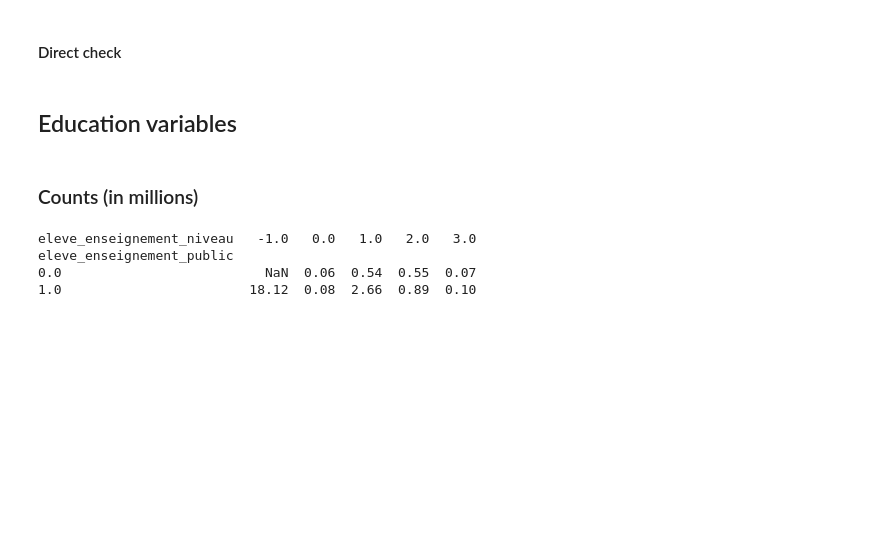
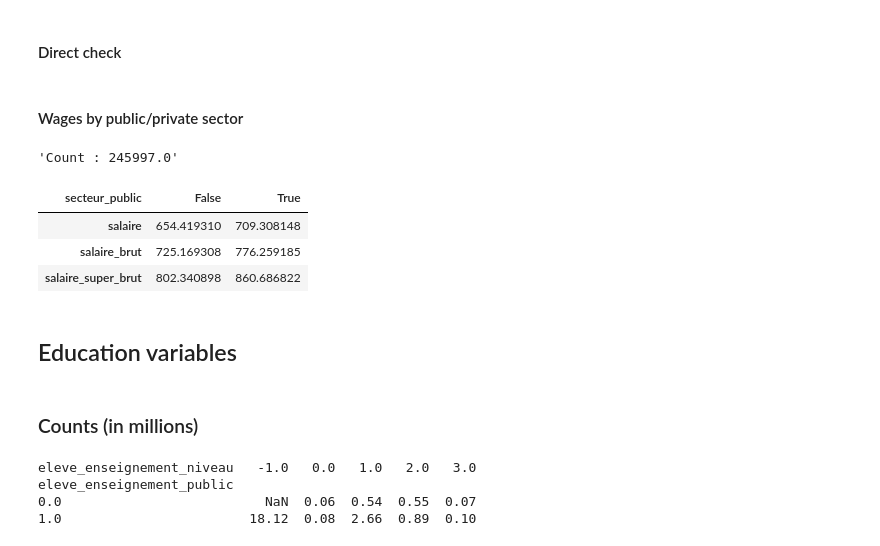
Before and after one commit to openfisca/openfisca-ceq, a Jupyter notebook: notebooks/cote_d_ivoire.ipynb, the cells around one changed output. Cells and saved outputs as stored; diff of their text form; code cells hidden in the pictures; blank space fills up the shorter version.

Commit message:
Add public prive effectifs and salary

```diff
--- a/notebooks/cote_d_ivoire.ipynb
+++ b/notebooks/cote_d_ivoire.ipynb
@@ -135,6 +135,27 @@ assert_almost_equal(ceq_aggregates.loc['market_income_plus_pensions'].values, to
 #         total_income
 #         )
 #     )
+# %% [markdown]
+#### Wages by public/private sector
+# %%
+"Count : {}".format(round(
+    survey_scenario.compute_aggregate("secteur_public", period = year)
+    ))
+# %% [output]
+'Count : 245997.0'
+# %%
+survey_scenario.compute_pivot_table(
+    columns = ["secteur_public"],
+    values = ["salaire", "salaire_brut", "salaire_super_brut"],
+    aggfunc = "sum",
+    period = year,
+    concat_axis = 0,
+    ) / 1e9
+# %% [output]
+| secteur_public | False | True |
+| salaire | 654.419310 | 709.308148 |
+| salaire_brut | 725.169308 | 776.259185 |
+| salaire_super_brut | 802.340898 | 860.686822 |
 # %% [markdown]
 ## Education variables
 # %% [markdown]
```
Also changed, not shown: parts of 13 cells of this notebook, 7 other files.
